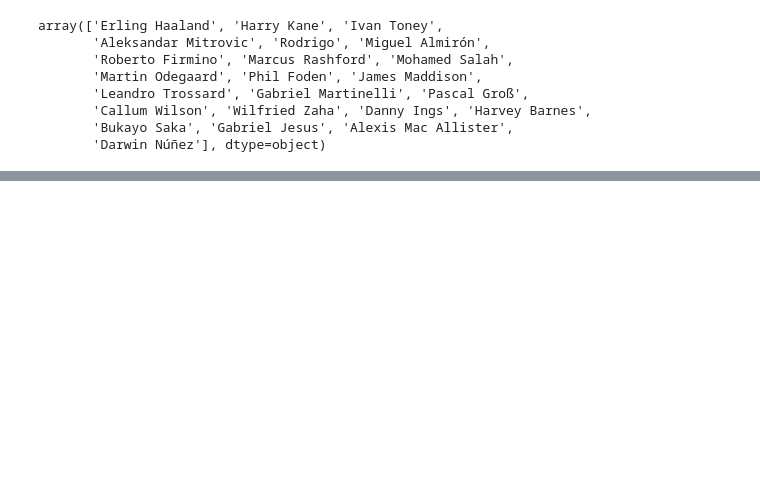
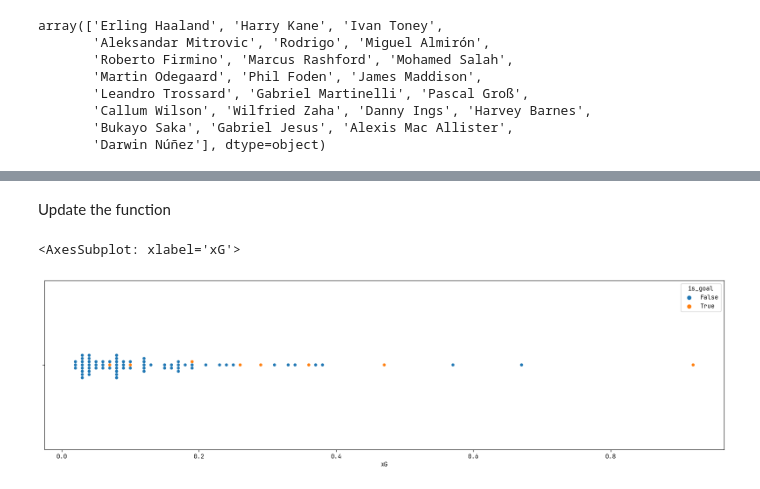
Before and after one commit to ismailmo1/football-data-viz, a Jupyter notebook: nunez-xg-goals/xg-vs-goals.ipynb, the cells around one changed output, grey strips where cells are left out. Drawn from its saved outputs; the diff is of its cells as text; code cells hidden in the pictures; blank space fills up the shorter version.

```diff
--- a/nunez-xg-goals/xg-vs-goals.ipynb
+++ b/nunez-xg-goals/xg-vs-goals.ipynb
@@ -206,0 +475,2 @@ _ = ax.set_ylabel("")
+# %% [markdown]
+Update the function
@@ -206,0 +506,14 @@ _ = ax.set_ylabel("")
+# %%
+nunez_23_data = process_shot_data(nunez_team_23_shots)
+# %%
+nunez_shots = nunez_23_data[(nunez_23_data['Player']=='Darwin Núñez')]# & (nunez_23_data['Outcome']=='Goal')]
+# %%
+nunez_shots_matches_23 = pd.DataFrame.from_dict(nunez_23_matches, orient='index').join(nunez_shots.set_index('date'), how='right')
+# %%
+nunez_shots_matches_23 = nunez_shots_matches_23.assign(is_goal = nunez_shots_matches_23['Outcome']=='Goal')
+# %%
+fig, ax = plt.subplots(figsize=(20,5))
+sns.swarmplot(nunez_shots_matches_23, x='xG', hue='is_goal')
+# %% [output]
+<AxesSubplot: xlabel='xG'>
+[figure, added]
```
Also changed, not shown: parts of 34 cells of this notebook.
